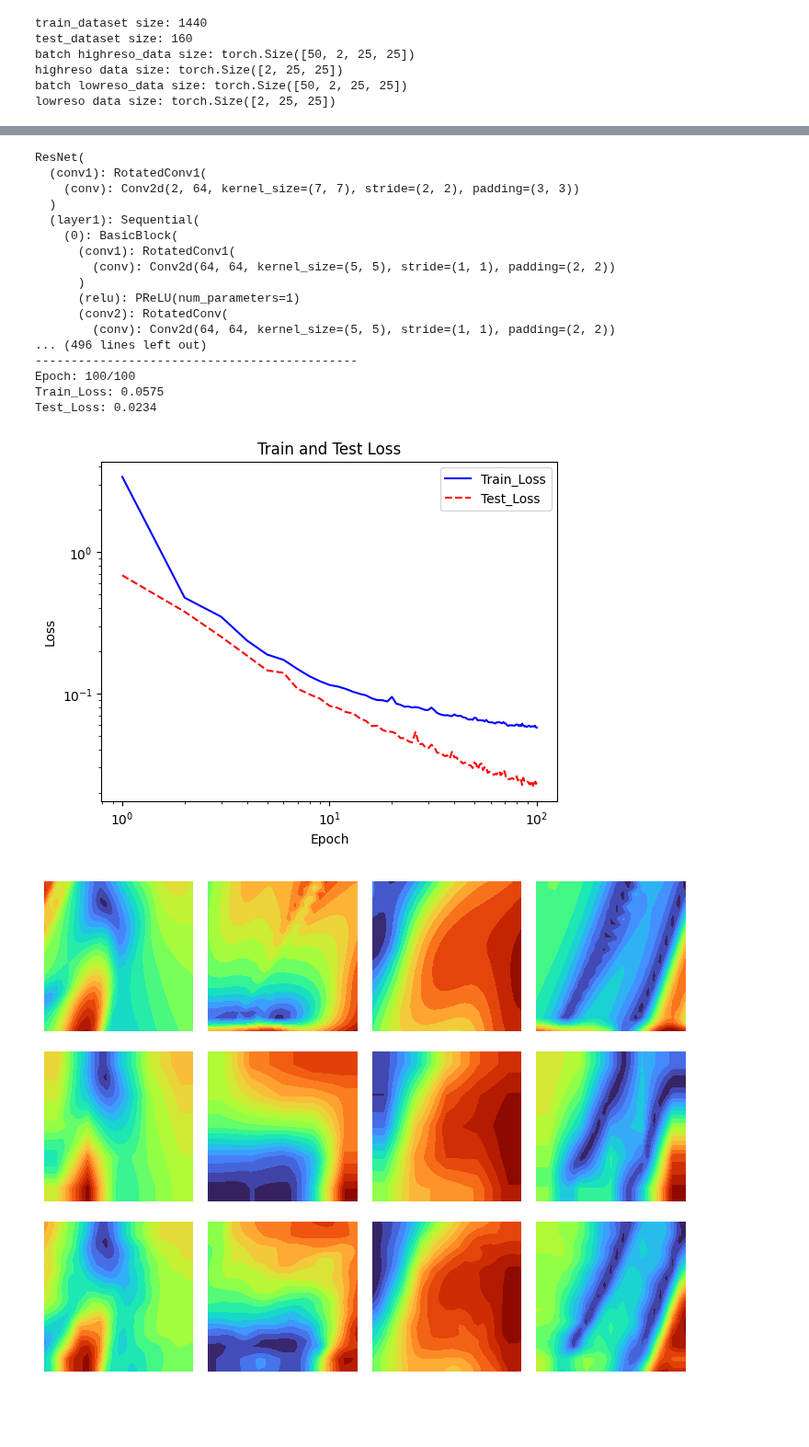
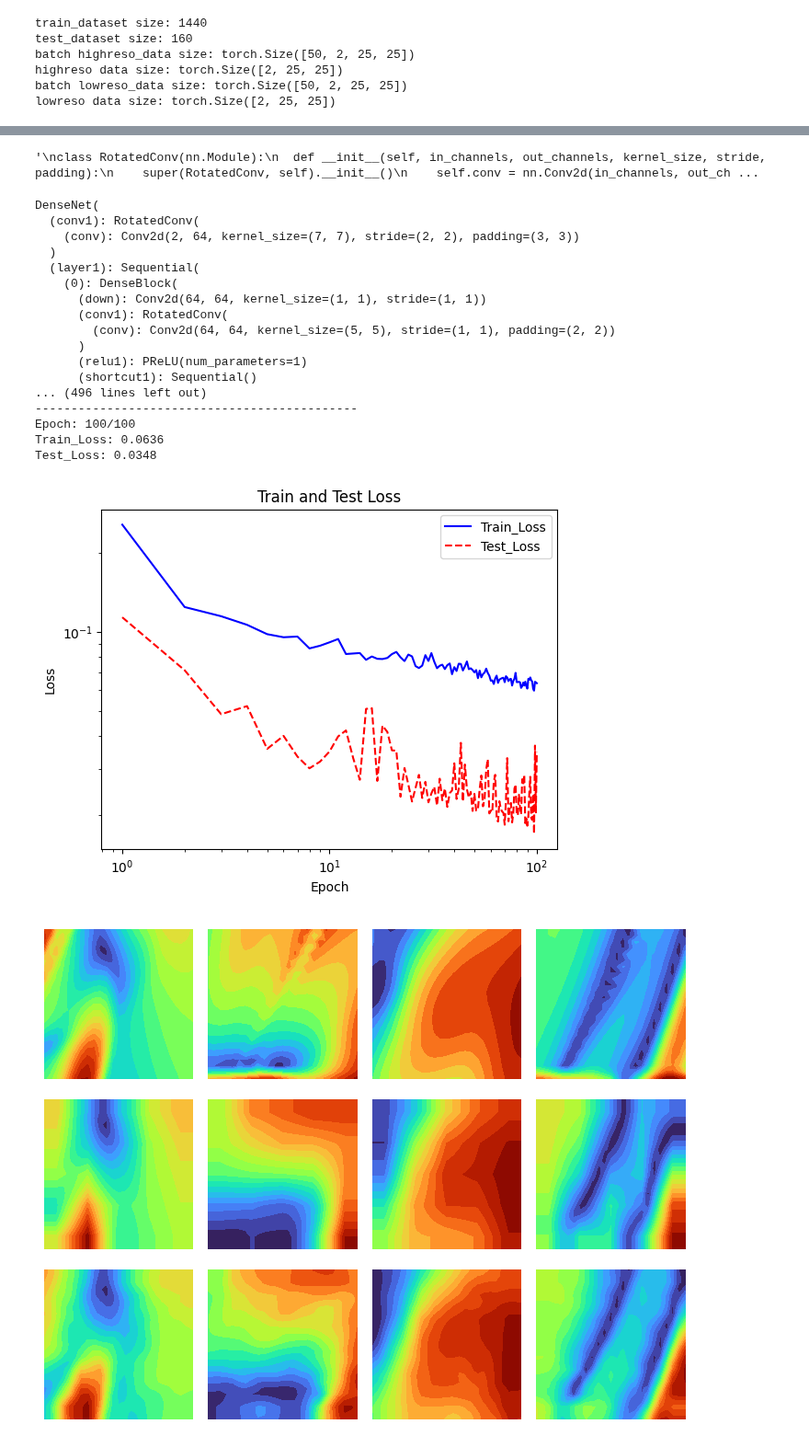
Before and after one commit to htymjun/da-sr, a Jupyter notebook: srgcnn.ipynb, the cells around one changed output, grey strips where cells are left out. Shown at 92% size. Cells and saved outputs as stored; diff of their text form; code cells hidden in the pictures; blank space fills up the shorter version.

```diff
--- a/srgcnn.ipynb
+++ b/srgcnn.ipynb
@@ -135,7 +135,7 @@ for highreso_data, lowreso_data in train_batch:
 # %%
-class RotatedConv1(nn.Module):
+class RotatedConv(nn.Module):
   def __init__(self, in_channels, out_channels, kernel_size, stride, padding):
-    super(RotatedConv1, self).__init__()
+    super(RotatedConv, self).__init__()
     self.conv = nn.Conv2d(in_channels, out_channels, kernel_size, stride, padding)
     self.stride = stride
     self.padding = padding
@@ -148,22 +148,7 @@ class RotatedConv1(nn.Module):
     x2 = F.conv2d(x, self.rotate_filter(2), stride=self.stride, padding=self.padding)
     x3 = F.conv2d(x, self.rotate_filter(3), stride=self.stride, padding=self.padding)
     x4 = F.conv2d(x, self.rotate_filter(4), stride=self.stride, padding=self.padding)
-
-    return x1,x2,x3,x4
-
-class RotatedConv(nn.Module):
-  def __init__(self, in_channels, out_channels, kernel_size, stride, padding):
-    super(RotatedConv, self).__init__()
-    self.conv = nn.Conv2d(in_channels, out_channels, kernel_size, stride, padding)
-    self.stride = stride
-    self.padding = padding
-
-  def rotate_filter(self, k):
-    return torch.rot90(self.conv.weight, k, dims=(2, 3))
-
-  def forward(self, x1, x2, x3, x4):
-    x1 = F.conv2d(x1, self.rotate_filter(1), stride=self.stride, padding=self.padding)
-    x2 = F.conv2d(x2, self.rotate_filter(2), stride=self.stride, padding=self.padding)
-    x3 = F.conv2d(x3, self.rotate_filter(3), stride=self.stride, padding=self.padding)
-    x4 = F.conv2d(x4, self.rotate_filter(4), stride=self.stride, padding=self.padding)
-    return x1,x2,x3,x4
+    x = torch.max(torch.max(x1,x2),torch.max(x3,x4))
+    return x
+# %% [output]
+'\nclass RotatedConv(nn.Module):\n  def __init__(self, in_channels, out_channels, kernel_size, stride, padding):\n    super(RotatedConv, self).__init__()\n    self.conv = nn.Conv2d(in_channels, out_ch ...
@@ -186,14 +197,18 @@ class BasicBlock(nn.Module):
 # %%
-class ResNet(nn.Module):
+class DenseNet(nn.Module):
   def __init__(self, block, layers, num_classes=1000):
     super().__init__()
 
     self.in_channels = 64
-    self.conv1 = RotatedConv1(2, 64, kernel_size=7, stride=2, padding=3)
+    self.conv1 = RotatedConv(2, 64, kernel_size=7, stride=2, padding=3)
     self.layer1 = self._make_layer(block, 64, layers[0], stride=1)
+    self.bn1 = nn.BatchNorm2d(64)
     self.layer2 = self._make_layer(block, 32, layers[1], stride=1)
+    self.bn2 = nn.BatchNorm2d(32)
     self.layer3 = self._make_layer(block, 32, layers[2], stride=1)
+    self.bn3 = nn.BatchNorm2d(32)
     self.layer4 = self._make_layer(block, 2, layers[3], stride=1)
+    self.bn4 = nn.BatchNorm2d(2)
     self.maxpool = nn.MaxPool2d(kernel_size=2, stride=1, padding=1)
     self.dropout = nn.Dropout(0.05)
 
@@ -212,13 +227,16 @@ class ResNet(nn.Module):
 
   def forward(self, x):
     input_size = x[0,0,:,:].size()
-    x1, x2, x3, x4 = self.conv1(x)
-    x = torch.max(torch.max(x1,x2),torch.max(x3,x4))
+    x = self.conv1(x)
 
     x = self.layer1(x)
+    x = self.bn1(x)
     x = self.layer2(x)
+    x = self.bn2(x)
     x = self.layer3(x)
+    x = self.bn3(x)
     x = self.layer4(x)
+    x = self.bn4(x)
 
     x = self.maxpool(x)
 
@@ -292,11 +310,9 @@ def trainNN(net,optimizer,criterion,train_batch,test_batch,epoch):
 # use GPU
 device = torch.device('cuda' if torch.cuda.is_available() else 'cpu')
 # ResNet(Choose block type, [] means how many times repeat each block)
-#ResNet18
-resnet = ResNet(BasicBlock, [2,2,2,2]).to(device)
-# ResNet32
-#resnet = ResNet(BasicBlock, [3,4,6,3]).to(device)
-print(resnet)
+# DenseNet
+net = DenseNet(DenseBlock, [1,1,1,1]).to(device)
+print(net)
 # check device
 print("Device: {}".format(device))
 
@@ -304,44 +320,44 @@ print("Device: {}".format(device))
 criterion = nn.MSELoss()
 
 # define optimizer
-optimizer = optim.Adam(resnet.parameters())
+optimizer = optim.Adam(net.parameters())
 
 # define epoch
 epoch = 100
 
-resnet, train_loss_list, test_loss_list = trainNN(resnet,optimizer,criterion,train_batch,test_batch,epoch)
+net, train_loss_list, test_loss_list = trainNN(net,optimizer,criterion,train_batch,test_batch,epoch)
 
 # loss（MSE）
 plt.figure()
 plt.title('Train and Test Loss')
 plt.xlabel('Epoch')
 plt.ylabel('Loss')
 plt.plot(range(1, epoch+1), train_loss_list, color='blue',
          linestyle='-', label='Train_Loss')
 plt.plot(range(1, epoch+1), test_loss_list, color='red',
          linestyle='--', label='Test_Loss')
 plt.legend()
 plt.xscale('log')
 plt.yscale('log')
 plt.show()
 # %% [output]
-ResNet(
-  (conv1): RotatedConv1(
+DenseNet(
+  (conv1): RotatedConv(
     (conv): Conv2d(2, 64, kernel_size=(7, 7), stride=(2, 2), padding=(3, 3))
   )
   (layer1): Sequential(
-    (0): BasicBlock(
-      (conv1): RotatedConv1(
+    (0): DenseBlock(
+      (down): Conv2d(64, 64, kernel_size=(1, 1), stride=(1, 1))
+      (conv1): RotatedConv(
         (conv): Conv2d(64, 64, kernel_size=(5, 5), stride=(1, 1), padding=(2, 2))
       )
-      (relu): PReLU(num_parameters=1)
-      (conv2): RotatedConv(
-        (conv): Conv2d(64, 64, kernel_size=(5, 5), stride=(1, 1), padding=(2, 2))
+      (relu1): PReLU(num_parameters=1)
+      (shortcut1): Sequential()
 ... (496 lines left out)
 ---------------------------------------------
 Epoch: 100/100
-Train_Loss: 0.0575
-Test_Loss: 0.0234
+Train_Loss: 0.0636
+Test_Loss: 0.0348
-[figure, old version]
+[figure, new version]
 # %%
 # check super-resolution data
```
Also changed, not shown: parts of 6 cells of this notebook.
